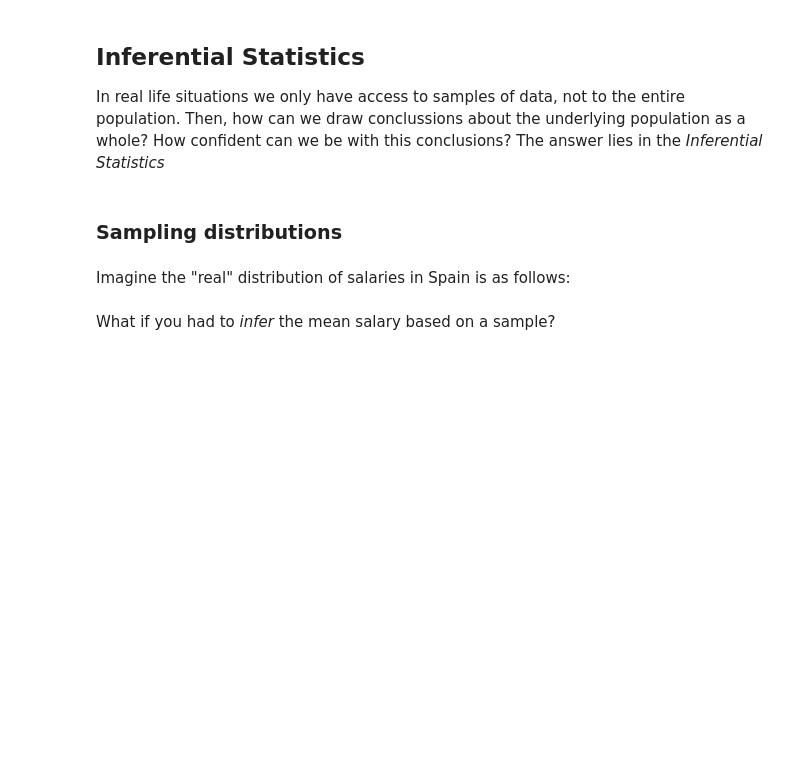
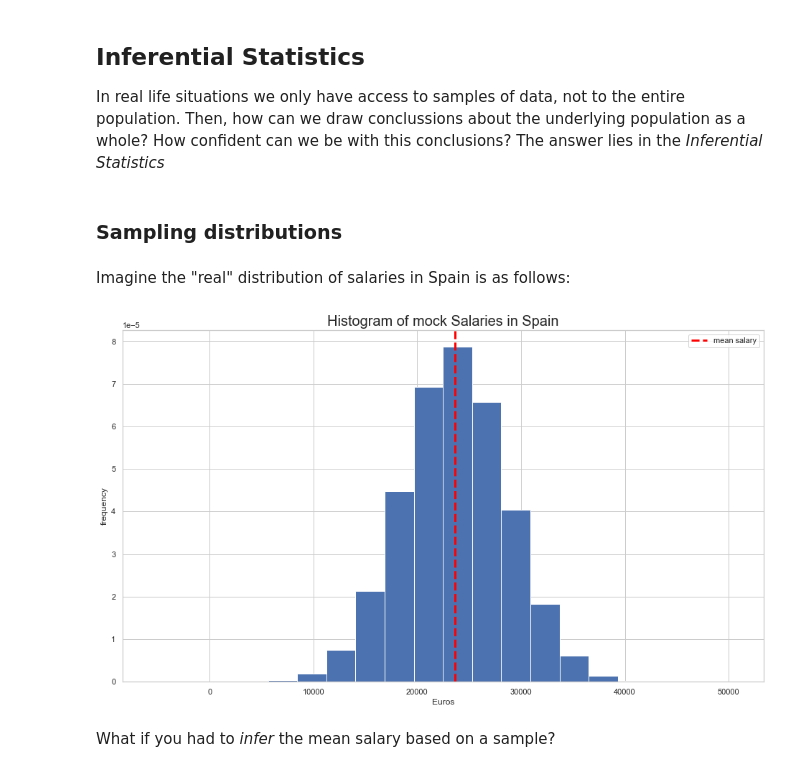
Before and after one commit to VeniceHartwell/lectures, a Jupyter notebook: week-6/01-inference-&-hypothesis-testing-II.ipynb, the cells around one changed output. Drawn from its saved outputs; the diff is of its cells as text; code cells hidden in the pictures; blank space fills up the shorter version.

```diff
--- a/week-6/01-inference-&-hypothesis-testing-II.ipynb
+++ b/week-6/01-inference-&-hypothesis-testing-II.ipynb
@@ -37,19 +37,21 @@ Imagine the "real" distribution of salaries in Spain is as follows:
 population_mean = 23646.50
 population_std = 5000
 population = 47000000
-mock_salaries = np.random.normal(population_mean, population_std, population)
+actual_population = np.random.normal(population_mean, population_std, population)
 # %%
-plt.hist(mock_salaries, bins=20, density=True)
-plt.axvline(np.mean(mock_salaries),
+plt.hist(actual_population, bins=20, density=True)
+plt.axvline(np.mean(actual_population),
             c="red",
             linewidth= 3.,
             linestyle='--',
             label='mean salary') # plot the mean
 plt.title('Histogram of mock Salaries in Spain', size=20)
 plt.xlabel('Euros')
 plt.ylabel('frequency')
 plt.legend()
 plt.show()
+# %% [output]
+[figure, added]
 # %% [markdown]
 What if you had to *infer* the mean salary based on a sample?
 # %%
```
Also changed, not shown: parts of 48 cells of this notebook, 1 other file.
